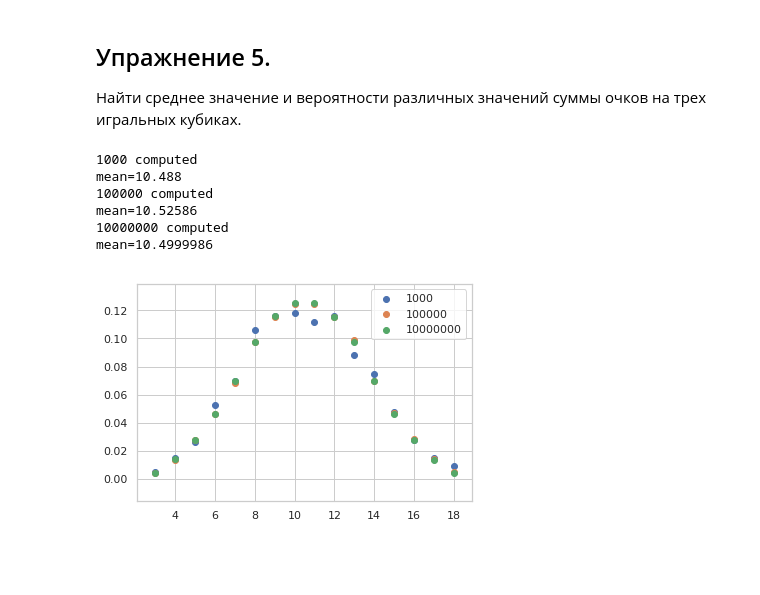
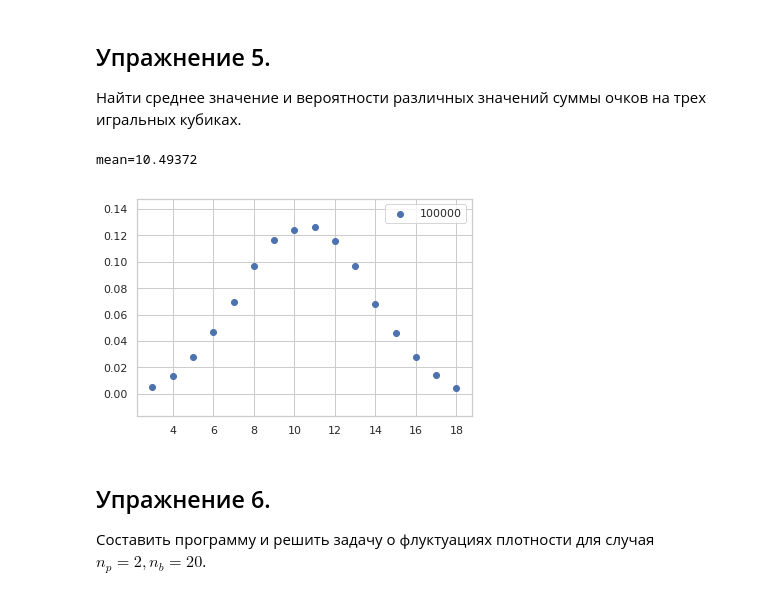
Before and after one commit to WeitBelou/monte-carlo, a Jupyter notebook: notebooks/Lesson 2.ipynb, the cells around one changed output. Cells and saved outputs as stored; diff of their text form; code cells hidden in the pictures; blank space fills up the shorter version.

```diff
--- a/notebooks/Lesson 2.ipynb
+++ b/notebooks/Lesson 2.ipynb
@@ -134,20 +134,19 @@ def multiple_dices_generator(n_dices: int = 3) -> Generator[int, None, None]:
 # %%
 gen = multiple_dices_generator()
 
-for n in [10 ** 3, 10 ** 5, 10 ** 7]:
-    points = list(islice(gen, n))
-    uniques = list(sorted(set(points)))
-    plt.scatter(x=uniques, y=[points.count(u) / n for u in uniques], label=f'{n}')
-    print(f'{n} computed')
-    print(f'mean={sum(points) / n}')
+n = 10 ** 5
+
+points = list(islice(gen, n))
+uniques = list(sorted(set(points)))
+plt.scatter(x=uniques, y=[points.count(u) / n for u in uniques])
+
+print(f'mean={sum(points) / n}')
 
 plt.legend()
 plt.show()
 # %% [output]
-1000 computed
-mean=10.488
-100000 computed
-mean=10.52586
-10000000 computed
-mean=10.4999986
+mean=10.49372
-[figure, old version]
+[figure, new version]
+# %% [markdown]
+## Упражнение 6.
+Составить программу и решить задачу о флуктуациях плотности для случая $n_p = 2, n_b = 20$.
```
Also changed, not shown: parts of 14 cells of this notebook.
